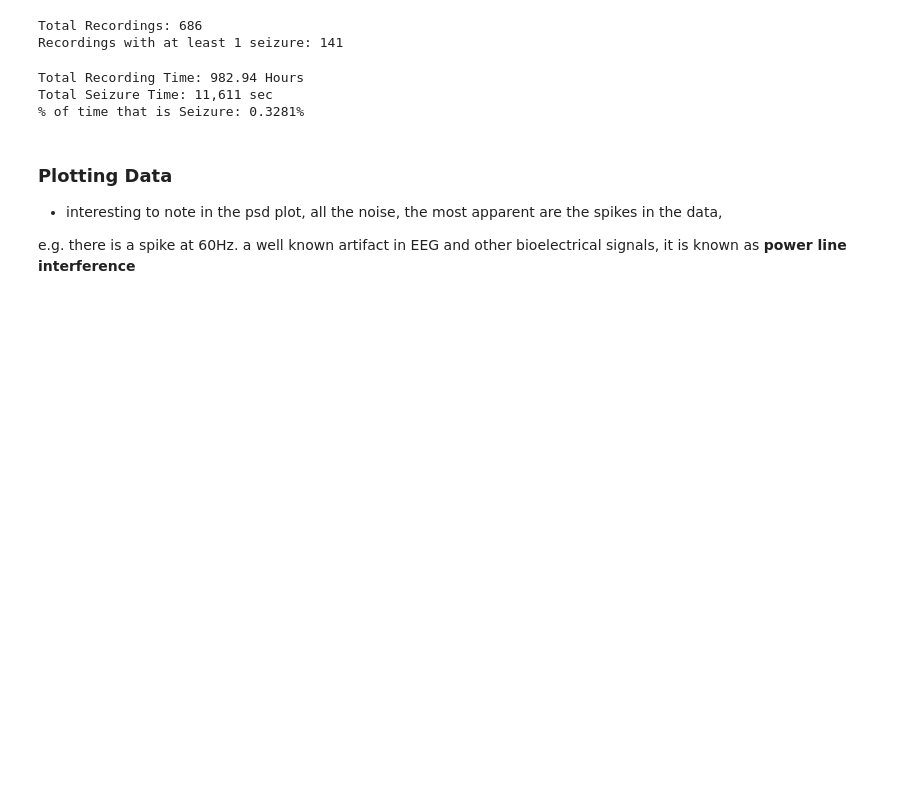
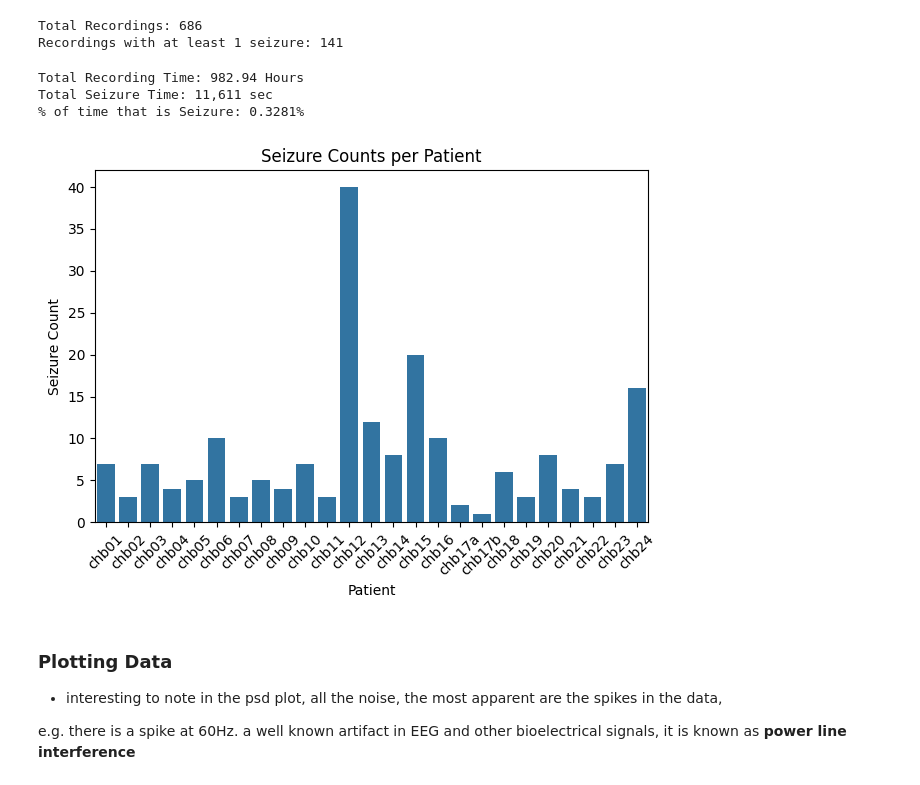
Before and after one commit to anderdc/chb-mit-scalp-eeg, a Jupyter notebook: pipelines/eda.ipynb, the cells around one changed output. Drawn from its saved outputs; the diff is of its cells as text; code cells hidden in the pictures; blank space fills up the shorter version.

Commit message:
bar plot of seizures

```diff
--- a/pipelines/eda.ipynb
+++ b/pipelines/eda.ipynb
@@ -68,6 +78,29 @@ print(f'% of time that is Seizure: {(seizure_time/total_time)*100:.4f}%')
 Total Recording Time: 982.94 Hours
 Total Seizure Time: 11,611 sec
 % of time that is Seizure: 0.3281%
+# %%
+# bar plot comparing patients and the number of seizures they experienced
+
+patients = dict()
+
+for seizure in seizures:
+    patient_id = seizure["file_name"].split("_")[0]
+    if patient_id not in patients.keys():
+        patients[patient_id] = 0
+
+    patients[patient_id] += 1
+
+# Convert to DataFrame
+df = pd.DataFrame(list(patients.items()), columns=['Patient', 'Seizure Count'])
+df = df.sort_values(by='Patient', ascending=True)
+# Plot
+sns.barplot(data=df, x='Patient', y='Seizure Count')
+plt.title('Seizure Counts per Patient')
+plt.xticks(rotation=45)
+plt.tight_layout()
+plt.show()
+# %% [output]
+[figure, added]
 # %% [markdown]
 ### Plotting Data
 - interesting to note in the psd plot, all the noise, the most apparent are the spikes in the data,
```
Also changed, not shown: parts of 2 cells of this notebook, 1 other file.
